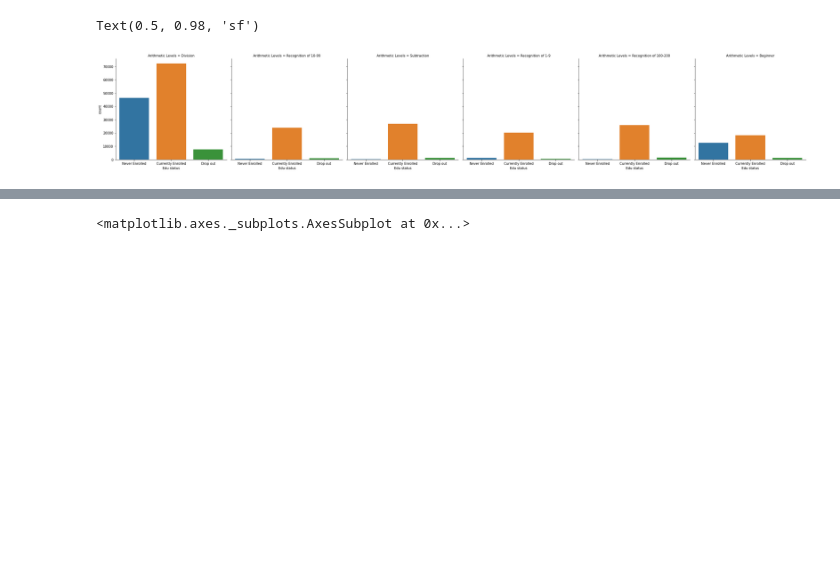
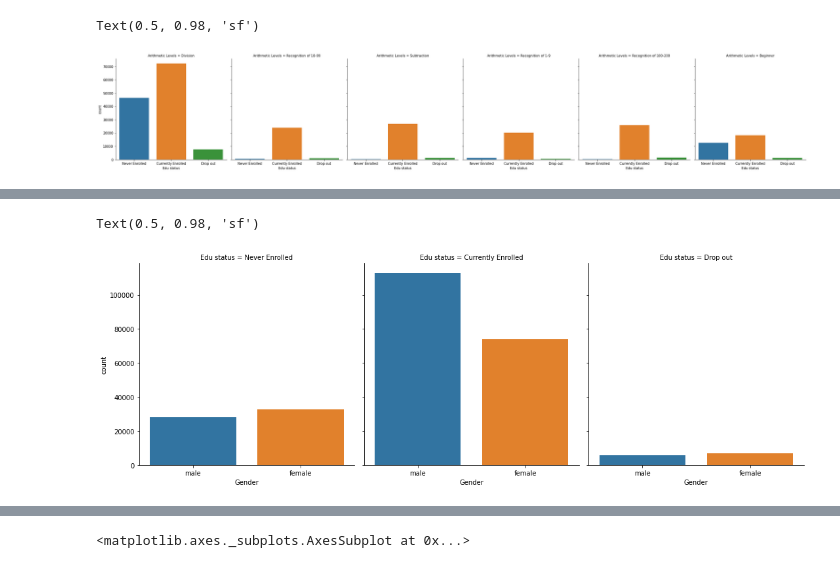
Before and after one commit to AliShujjat/DropOutRatesInPakistan, a Jupyter notebook: EDA.ipynb, the cells around one changed output, grey strips where cells are left out. Saved outputs shown, nothing was run; the diff lists cells and outputs as text; code cells hidden in the pictures; blank space fills up the shorter version.

```diff
--- a/EDA.ipynb
+++ b/EDA.ipynb
@@ -276,0 +311,7 @@ Text(0.5, 0.98, 'sf')
+# %%
+g = sns.catplot('Gender', col = 'Edu status',
+                data=data[data['Edu status'].notnull()], kind="count", dodge = False)
+fig.suptitle('sf')
+# %% [output]
+Text(0.5, 0.98, 'sf')
+[figure, added]
```
Also changed, not shown: parts of 15 cells of this notebook.
